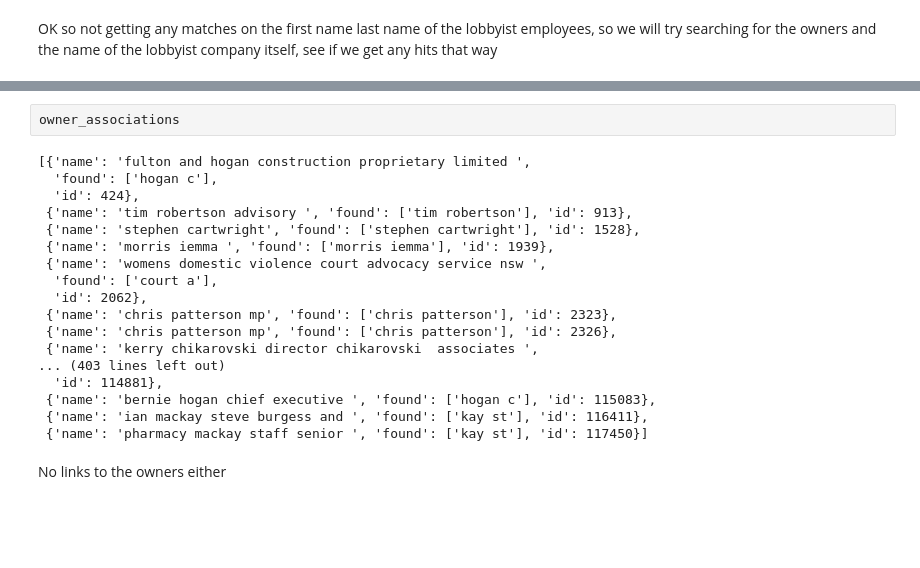
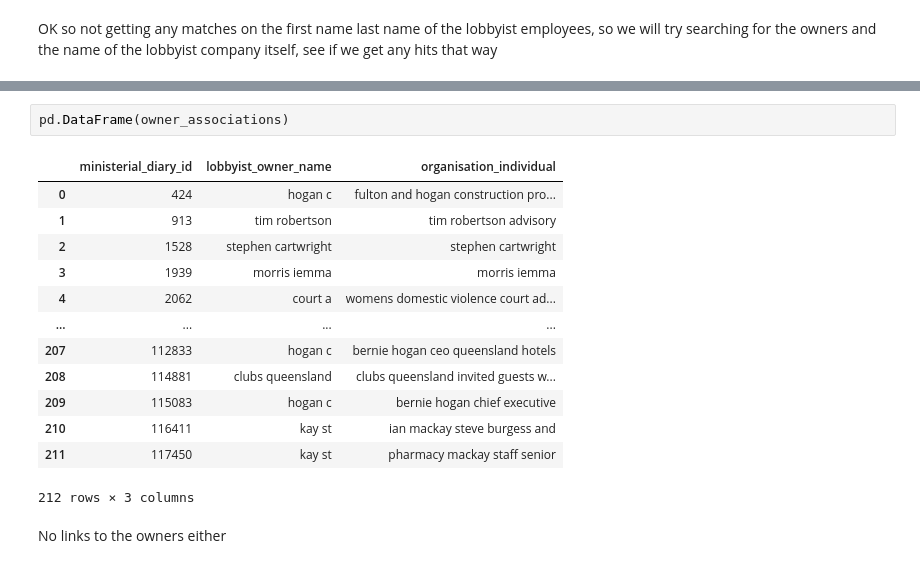
Before and after one commit to sjeruto/ARDC-Project, a Jupyter notebook: notebooks/mg_workbook.ipynb, the cells around one changed output, grey strips where cells are left out. Cells and saved outputs as stored; diff of their text form; blank space fills up the shorter version.

```diff
--- a/notebooks/mg_workbook.ipynb
+++ b/notebooks/mg_workbook.ipynb
@@ -153,26 +180,22 @@ ministerial_diary_df[ministerial_diary_df["owner_line"] == True]
 | 116410 | 116411 | 22 September 2021 | mick de brenni | ian mackay steve burgess and | Meeting | QLD_pdfs | mick-de-brenni_september2021.pdf | ... |
 | 117449 | 117450 | 7 October 2021 | yvette dath | pharmacy mackay staff senior | Portfolio Matters | QLD_pdfs | yvette-dath_october2021.pdf | ... |
 209 rows × 9 columns
-# %%
-owner_associations
-# %% [output]
-[{'name': 'fulton and hogan construction proprietary limited ',
-  'found': ['hogan c'],
-  'id': 424},
- {'name': 'tim robertson advisory ', 'found': ['tim robertson'], 'id': 913},
- {'name': 'stephen cartwright', 'found': ['stephen cartwright'], 'id': 1528},
- {'name': 'morris iemma ', 'found': ['morris iemma'], 'id': 1939},
- {'name': 'womens domestic violence court advocacy service nsw ',
-  'found': ['court a'],
-  'id': 2062},
- {'name': 'chris patterson mp', 'found': ['chris patterson'], 'id': 2323},
- {'name': 'chris patterson mp', 'found': ['chris patterson'], 'id': 2326},
- {'name': 'kerry chikarovski director chikarovski  associates ',
-... (403 lines left out)
-  'id': 114881},
- {'name': 'bernie hogan chief executive ', 'found': ['hogan c'], 'id': 115083},
- {'name': 'ian mackay steve burgess and ', 'found': ['kay st'], 'id': 116411},
- {'name': 'pharmacy mackay staff senior ', 'found': ['kay st'], 'id': 117450}]
+# %%
+pd.DataFrame(owner_associations)
+# %% [output]
+|  | ministerial_diary_id | lobbyist_owner_name | organisation_individual |
+| 0 | 424 | hogan c | fulton and hogan construction pro... |
+| 1 | 913 | tim robertson | tim robertson advisory |
+| 2 | 1528 | stephen cartwright | stephen cartwright |
+| 3 | 1939 | morris iemma | morris iemma |
+| 4 | 2062 | court a | womens domestic violence court ad... |
+| ... | ... | ... | ... |
+| 207 | 112833 | hogan c | bernie hogan ceo queensland hotels |
+| 208 | 114881 | clubs queensland | clubs queensland invited guests w... |
+| 209 | 115083 | hogan c | bernie hogan chief executive |
+| 210 | 116411 | kay st | ian mackay steve burgess and |
+| 211 | 117450 | kay st | pharmacy mackay staff senior |
+212 rows × 3 columns
 # %% [markdown]
 No links to the owners either
 # %% [markdown]
```
Also changed, not shown: parts of 5 cells of this notebook.
